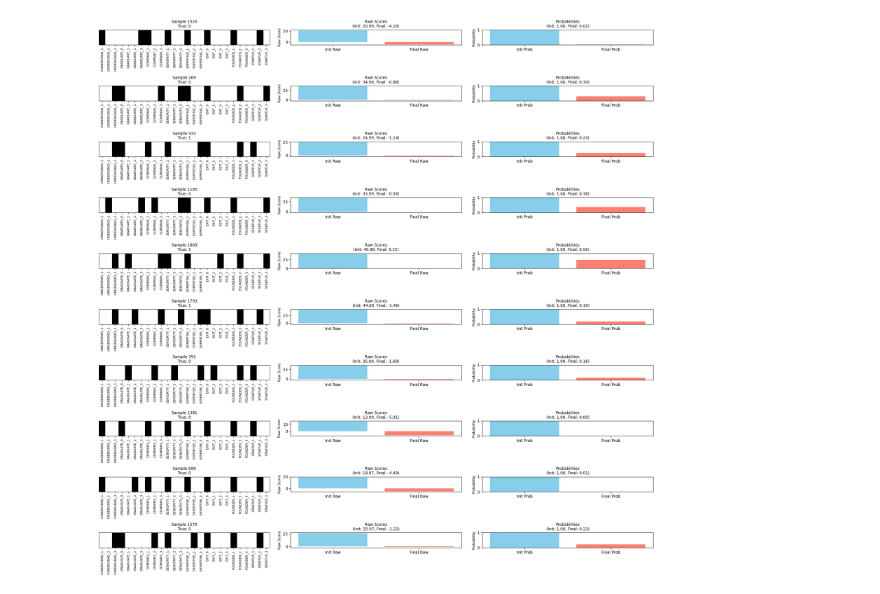
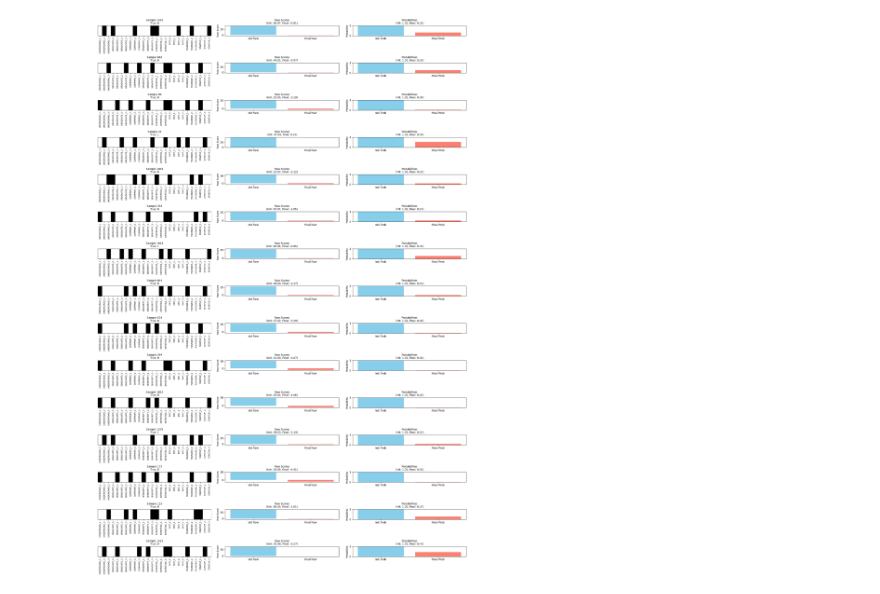
Before and after one commit to vireshpati/founder-rank, a Jupyter notebook: notebooks/model.ipynb, the cells around one changed output. Cells and saved outputs as stored; diff of their text form; code cells hidden in the pictures.

```diff
--- a/notebooks/model.ipynb
+++ b/notebooks/model.ipynb
@@ -41,7 +43,7 @@ X_train, X_val, y_train, y_val = train_test_split(
 )
 # %%
 lr = 0.01
-epochs = 1500
+epochs = 1000
 momentum = 0.9
 # %%
 vW = np.zeros_like(W)
@@ -192,7 +188,7 @@ X_raw_train, X_raw_test, _, _ = train_test_split(
     X_raw, y, test_size=0.2, random_state=42, shuffle=True
 )
 
-n_samples = 10
+n_samples = 15
 selected_indices = np.random.choice(len(X_test), size=n_samples, replace=False)
 selected_samples = X_test[selected_indices]
 selected_y_true = y_test[selected_indices]
@@ -208,31 +204,31 @@ fig, axs = plt.subplots(n_samples, 3, figsize=(20, 2 * n_samples))
 if n_samples == 1:
     axs = axs[np.newaxis, :]
 
 for i in range(n_samples):
     ax_attr = axs[i, 0]
     sample_data = selected_raw_attributes[i].reshape(1, -1)
     im = ax_attr.imshow(sample_data, cmap='Greys', aspect='auto')
     ax_attr.set_yticks([])
     ax_attr.set_xticks(np.arange(len(feature_columns)))
     ax_attr.set_xticklabels(feature_columns, rotation=90, fontsize=8)
     ax_attr.set_title(f"Sample {selected_indices[i]}\nTrue: {selected_y_true[i]}", fontsize=10)
 
     ax_raw = axs[i, 1]
     categories = ['Init Raw', 'Final Raw']
     raw_vals = [raw_scores_init[i], raw_scores_final[i]]
     ax_raw.bar(categories, raw_vals, color=['skyblue', 'salmon'])
     ax_raw.set_ylabel("Raw Score", fontsize=9)
     ax_raw.set_title(f"Raw Scores\n(Init: {raw_scores_init[i]:.2f}, Final: {raw_scores_final[i]:.2f})", fontsize=10)
 
     ax_prob = axs[i, 2]
     prob_categories = ['Init Prob', 'Final Prob']
     prob_vals = [p_init[i], p_final[i]]
     ax_prob.bar(prob_categories, prob_vals, color=['skyblue', 'salmon'])
     ax_prob.set_ylim(0, 1)
     ax_prob.set_ylabel("Probability", fontsize=9)
     ax_prob.set_title(f"Probabilities\n(Init: {p_init[i]:.2f}, Final: {p_final[i]:.2f})", fontsize=10)
 
 plt.tight_layout()
 plt.show()
 # %% [output]
-[figure, old version]
+[figure, new version]
```
Also changed, not shown: parts of 4 cells of this notebook, 2 other files.
